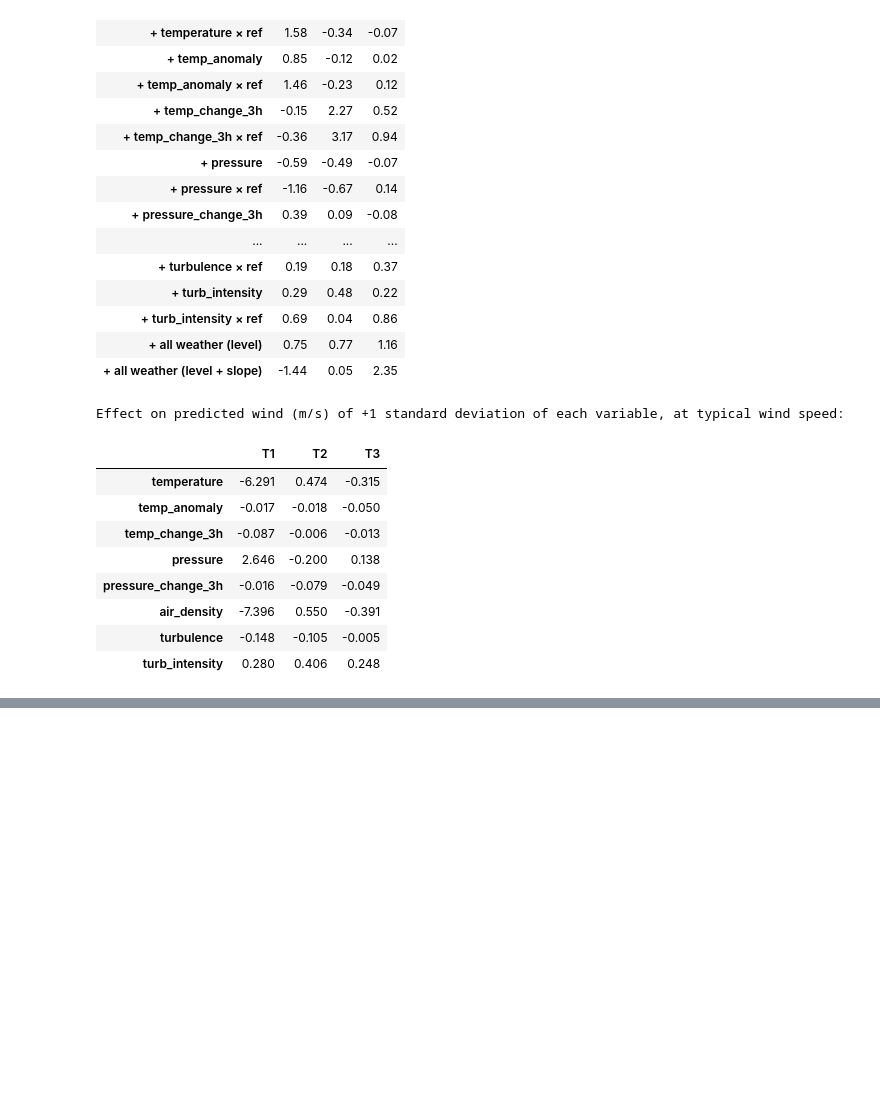
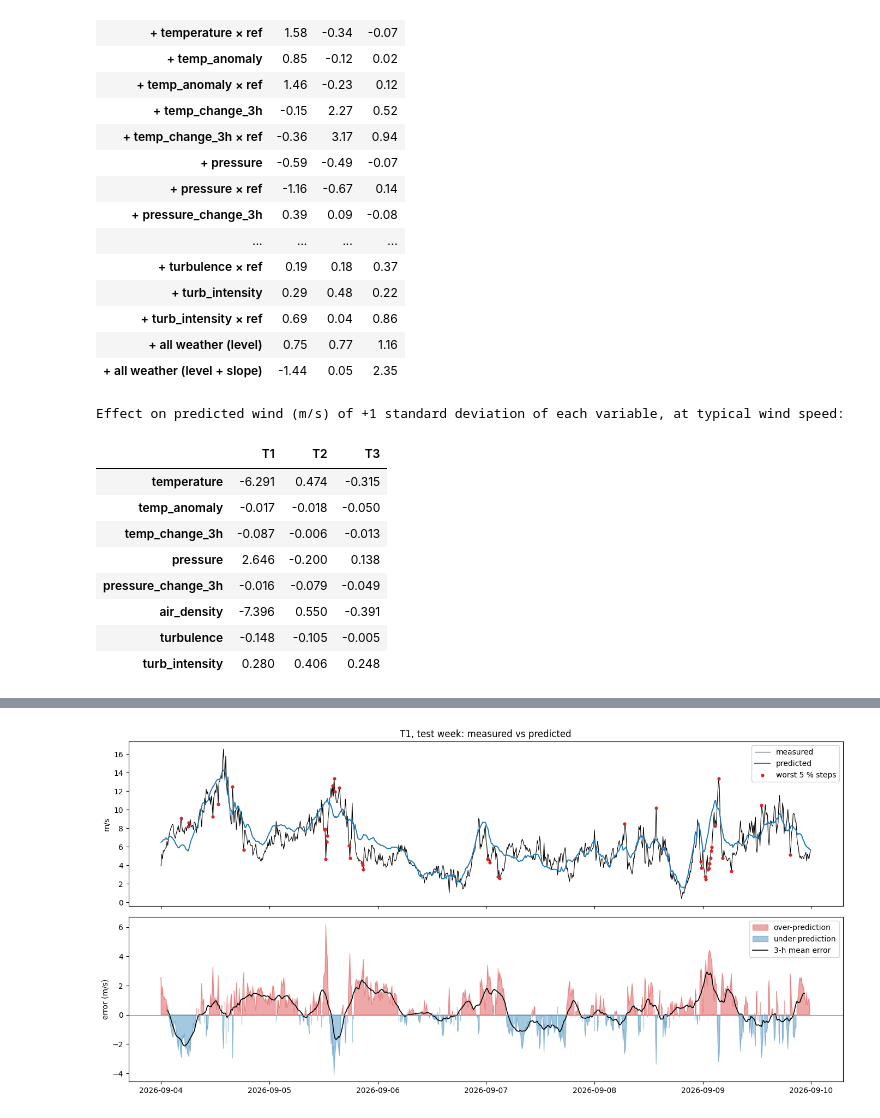
Before and after one commit to AdrianBodrug/Gone-with-the-wind-BayWe-Challenge, a Jupyter notebook: notebooks/data_analysis.ipynb, the cells around one changed output, grey strips where cells are left out. Saved outputs shown, nothing was run; the diff lists cells and outputs as text; code cells hidden in the pictures; blank space fills up the shorter version.

Commit message:
frontend and model change

```diff
--- a/notebooks/data_analysis.ipynb
+++ b/notebooks/data_analysis.ipynb
@@ -2685,0 +2835,7 @@ Effect on predicted wind (m/s) of +1 standard deviation of each variable, at typ
+# %%
+pick = check[check.cv_ok].sort_values("test_score").groupby("target").head(1).set_index("target")
+for t in targets:
+    p, b = pick.loc[t], cv_base.loc[t]
+    print(f"{t}: refs={p.refs}, smoothing={p.window_min:.0f} min, extras={p.extras} | "
+          f"test score {p.test_score:.3f} (wind RMSE {p.test_wind_rmse:.3f} vs {grid[(grid.target == t) & is_current(grid)].wind_rmse.iloc[0]:.3f}) | "
+          f"CV wind RMSE {p.cv_wind_rmse:.3f} vs {b.cv_wind_rmse:.3f}")
@@ -2685,0 +2943,74 @@ Effect on predicted wind (m/s) of +1 standard deviation of each variable, at typ
+# %%
+# Error analysis on the shown test week (model fitted on train_dev, i.e. without 4-9 Sep)
+MODEL = "Picked"                                         # or "Current"
+
+def test_and_cv_errors(t, model=MODEL):
+    """Signed 10-min wind errors (prediction - measured, + = over-prediction) on the test week and in CV."""
+    refset, wmin, extras = MODELS[model](t)
+    X, ref_cols = config_X(t, refset, int(wmin / 10), extras)
+    f = weighted_predictor(t, X, ref_cols)
+    pred = f(pd.Series(train_dev, index=full_idx), shown).clip(lower=0)
+    cv = cv_predict(t, f).clip(lower=0)
+    e_test = (pred - ws[t])[shown & pred.notna() & ws[t].notna()]
+    e_cv = (cv - ws[t])[train_dev & cv.notna() & ws[t].notna()]
+    return e_test, e_cv, pred
+
+def describe(e):
+    a, sq = e.abs(), (e ** 2).sort_values(ascending=False)
+    n = len(e)
+    worst = lambda q: sq.iloc[:max(1, int(n * q))].sum() / sq.sum() * 100
+    return {"n": n, "bias (mean)": e.mean(), "MAE": a.mean(), "RMSE": np.sqrt((e ** 2).mean()),
+            "median |e|": a.median(), "p90 |e|": a.quantile(.90), "p99 |e|": a.quantile(.99), "max |e|": a.max(),
+            "bias² share of MSE %": e.mean() ** 2 / (e ** 2).mean() * 100,
+            "worst 1% → % of sq. error": worst(.01), "worst 5% →": worst(.05), "worst 10% →": worst(.10)}
+
+E = {t: test_and_cv_errors(t) for t in targets}
+pw = lambda t, e: pd.Series(wind_to_power(ws[t][e.index] + e) - wind_to_power(ws[t][e.index]), index=e.index)   # power error (kW)
+
+for unit, conv in [("Wind (m/s)", lambda t, e: e), ("Power (kW, power curve on wind)", pw)]:
+    rows = {}
+    for t in targets:
+        rows[(t, "test week")] = describe(conv(t, E[t][0]))
+        rows[(t, "CV")] = describe(conv(t, E[t][1]))
+    print(f"\n=== {unit} error distribution")
+    display(pd.DataFrame(rows).T.round(3 if "Wind" in unit else 1))
+print("Reference for a normal distribution: worst 1% of steps ≈ 8.5% of the squared error, worst 10% ≈ 44%.")
+
+# --- when does T1 go wrong? per day, day/night, wind direction
+e1, _, pred1 = E["T1"]
+def group_stats(e, key):
+    g = e.groupby(key)
+    return pd.DataFrame({"n": g.size(), "bias": g.mean(), "MAE": g.apply(lambda x: x.abs().mean()),
+                         "RMSE": g.apply(lambda x: np.sqrt((x ** 2).mean())), "p90 |e|": g.apply(lambda x: x.abs().quantile(.9))})
+
+def circmean(df):
+    x = np.deg2rad(df); return np.rad2deg(np.arctan2(np.sin(x).mean(axis=1), np.cos(x).mean(axis=1))) % 360
+dir_O = circmean(wide["wind_direction"][["O1", "O2"]])
+night = np.where((e1.index.hour >= 20) | (e1.index.hour < 7), "night 20-07", "day 07-20")
+sector = pd.cut(dir_O[e1.index], np.arange(0, 361, 45), include_lowest=True).astype(str)
+
+for title, key in [("per day", e1.index.date), ("day vs night", night), ("O-park wind direction (45°)", sector)]:
+    print(f"\n=== T1 test-week error {title}")
+    display(group_stats(e1, key).round(3))
+
+# --- plots
+fig, axes = plt.subplots(2, 1, figsize=(14, 7), sharex=True)
+w = full_idx[shown]
+axes[0].plot(w, ws["T1"][shown], color="black", lw=0.8, label="measured")
+axes[0].plot(w, pred1[shown], color="tab:blue", lw=1.4, label="predicted")
+worst = e1.abs().nlargest(int(len(e1) * 0.05)).index
+axes[0].scatter(worst, ws["T1"][worst], color="tab:red", s=12, zorder=3, label="worst 5 % steps")
+axes[0].set_ylabel("m/s"); axes[0].legend(loc="upper right"); axes[0].set_title("T1, test week: measured vs predicted")
+axes[1].fill_between(e1.index, 0, e1.values, where=e1.values > 0, color="tab:red", alpha=0.4, label="over-prediction")
+axes[1].fill_between(e1.index, 0, e1.values, where=e1.values < 0, color="tab:blue", alpha=0.4, label="under-prediction")
+axes[1].plot(e1.rolling(18, center=True).mean(), color="black", lw=1.2, label="3-h mean error")
+axes[1].axhline(0, color="grey", lw=0.8); axes[1].set_ylabel("error (m/s)"); axes[1].legend(loc="upper right")
+plt.tight_layout(); plt.show()
+
+fig, ax = plt.subplots(figsize=(8, 3.5))
+bins = np.linspace(-6, 6, 61)
+ax.hist(E["T1"][1], bins=bins, density=True, alpha=0.5, label="CV (whole period)")
+ax.hist(e1, bins=bins, density=True, alpha=0.5, label="test week")
+ax.axvline(0, color="grey", lw=0.8); ax.set_xlabel("error (m/s), + = over-prediction"); ax.legend()
+ax.set_title("T1 error distribution: test week vs CV"); plt.show()
+# %% [output]
@@ -2685,0 +3057 @@ Effect on predicted wind (m/s) of +1 standard deviation of each variable, at typ
+[figure, added]
```
Also changed, not shown: parts of 14 cells of this notebook, 11 other files.
